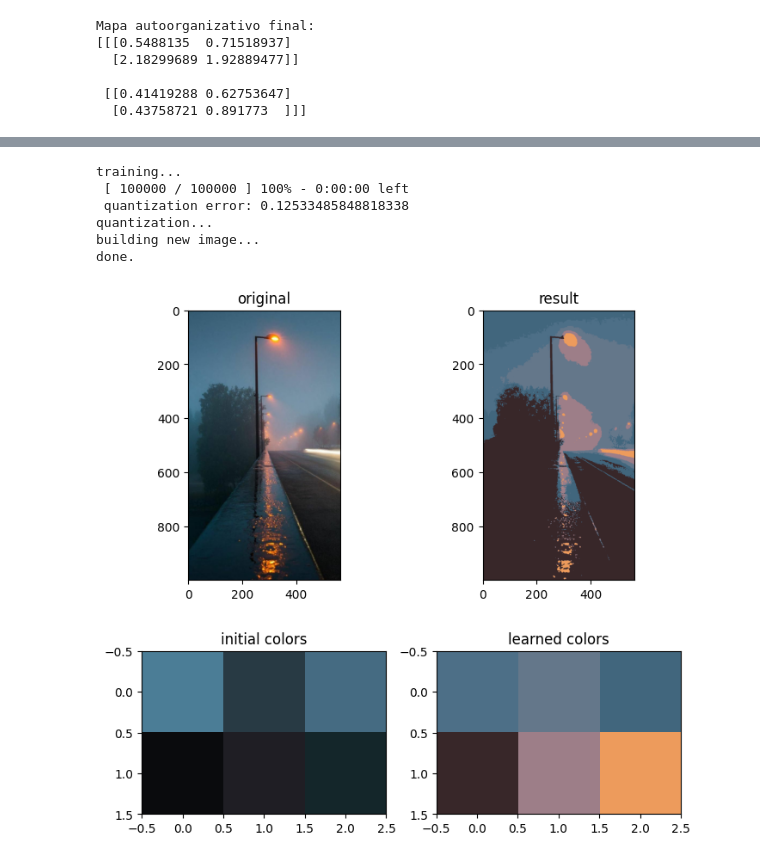
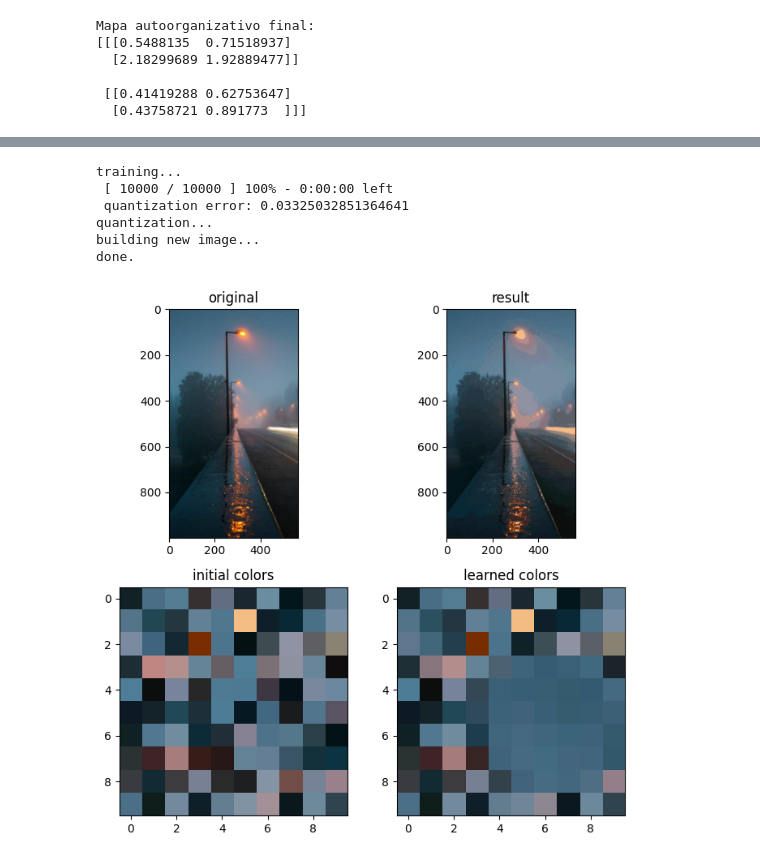
Before and after one commit to DiegoCastr00/Machine_Learning, a Jupyter notebook: Practica_4_SOM/som.ipynb, the cells around one changed output, grey strips where cells are left out. Saved outputs shown, nothing was run; the diff lists cells and outputs as text; code cells hidden in the pictures.

```diff
--- a/Practica_4_SOM/som.ipynb
+++ b/Practica_4_SOM/som.ipynb
@@ -54,7 +54,7 @@ x = normalizador.fit_transform(x)
 # Crea e entrena el SOM
 som = MiniSom(x=8, y=8, input_len=13, sigma=1.0, learning_rate=0.5, random_seed=2)
 som.random_weights_init(x)
-som.train_random(data=x, num_iteration=100)
+som.train_random(data=x, num_iteration=10000)
 
 # Mapeo de activación
 q = som.activation_response(x)
@@ -110,49 +110,52 @@ from minisom import MiniSom
 import numpy as np
 import matplotlib.pyplot as plt
 
+
+
 img = plt.imread('rain.jpeg')
+
 
 pixels = np.reshape(img, (img.shape[0]*img.shape[1], 3)) / 255.
 
 print('training...')
-som = MiniSom(2, 3, 3, sigma=0.2,
-              learning_rate=0.2, neighborhood_function='mexican_hat')
+som = MiniSom(10,10, 3, sigma=0.4,
+              learning_rate=2, neighborhood_function='gaussian')
 som.random_weights_init(pixels)
 starting_weights = som.get_weights().copy()
-som.train(pixels, 100000, random_order=True, verbose=True)
+som.train(pixels, 10000, random_order=True, verbose=True)
 
 print('quantization...')
 qnt = som.quantization(pixels)
 print('building new image...')
 clustered = np.zeros(img.shape)
 for i, q in enumerate(qnt):
     clustered[np.unravel_index(i, shape=(img.shape[0], img.shape[1]))] = q
 print('done.')
 
 
 plt.figure(figsize=(7, 7))
 plt.figure(1)
 plt.subplot(221)
 plt.title('original')
 plt.imshow(img)
 plt.subplot(222)
 plt.title('result')
 plt.imshow(clustered)
 
 plt.subplot(223)
 plt.title('initial colors')
 plt.imshow(starting_weights, interpolation='none')
 plt.subplot(224)
 plt.title('learned colors')
 plt.imshow(som.get_weights(), interpolation='none')
 
 plt.tight_layout()
 plt.show()
 # %% [output]
 training...
- [ 100000 / 100000 ] 100% - 0:00:00 left
- quantization error: 0.12533485848818338
+ [ 10000 / 10000 ] 100% - 0:00:00 left
+ quantization error: 0.03325032851364641
 quantization...
 building new image...
 done.
-[figure, old version]
+[figure, new version]
```
Also changed, not shown: parts of 1 cell of this notebook.
